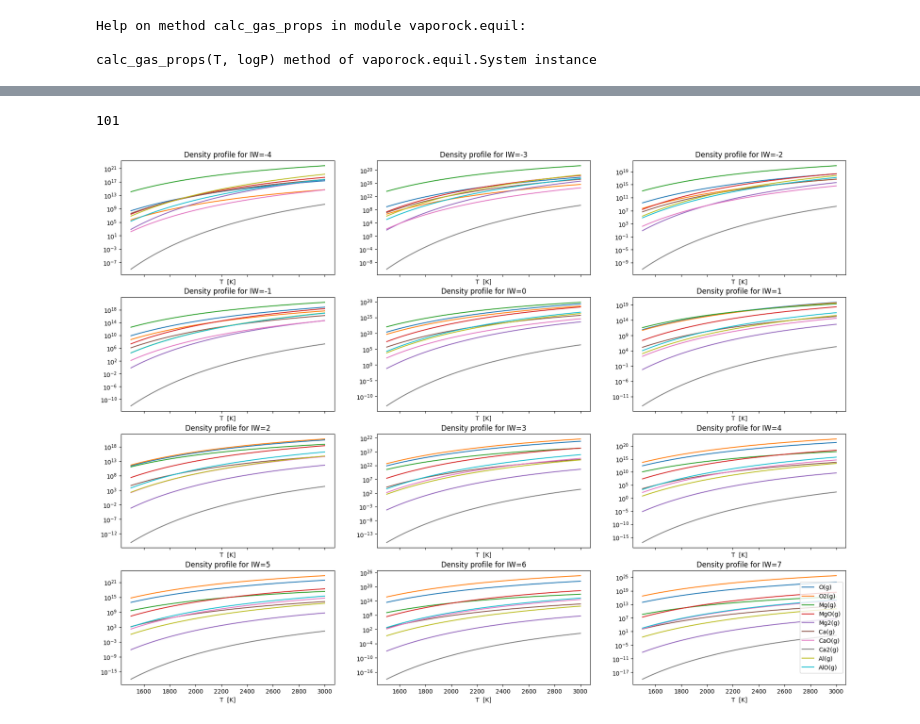
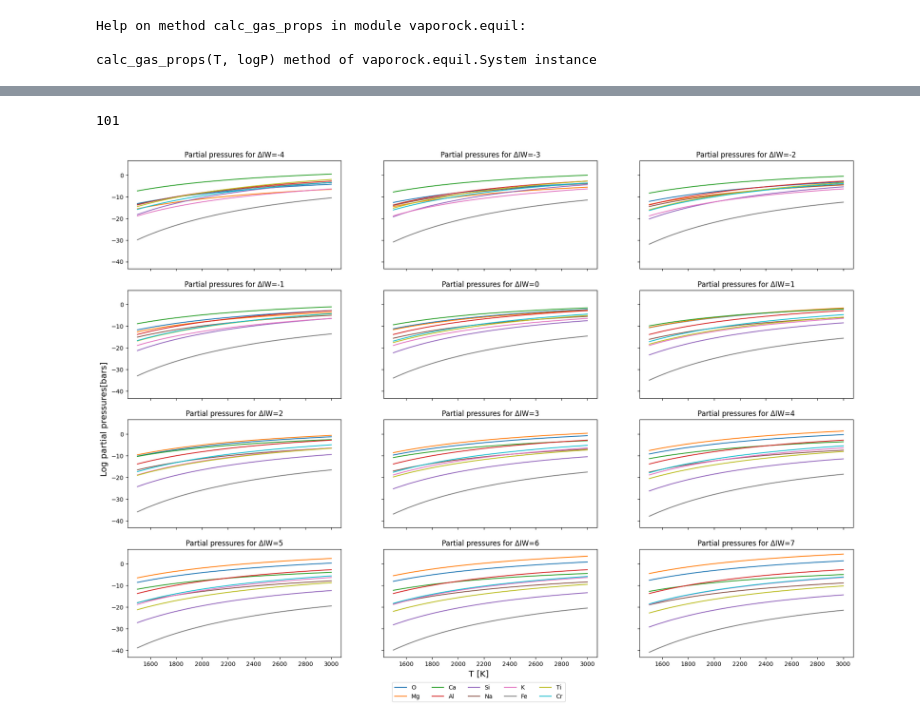
Before and after one commit to Alexmcginty/LavaWorlds, a Jupyter notebook: VapoRock-basic-demo-fo2 tests.ipynb, the cells around one changed output, grey strips where cells are left out. Cells and saved outputs as stored; diff of their text form; code cells hidden in the pictures.

```diff
--- a/VapoRock-basic-demo-fo2 tests.ipynb
+++ b/VapoRock-basic-demo-fo2 tests.ipynb
@@ -141,20 +158,28 @@ P1 = 1e-10 #In bars, intital surface pressure
 buffer = 'IW' # Iron-Wusite buffer
 dlogfO2 = [-4,-3,-2,-1,0,1,2,3,4,5,6,7]
 g=9.81
+LogfO21=np.zeros((len(T),len(dlogfO2)))
+LOGP1 = np.zeros((len(T1),len(dlogfO2),34))
 Ptotal1=np.zeros((len(T1),len(dlogfO2)))
 density1=np.zeros((len(T1),len(dlogfO2),34))
 density_high1=np.zeros((len(T1),len(dlogfO2),20))
 print(Ptotal1.shape,density1.shape)
 mol_elem_frac1=np.zeros((len(T1),len(dlogfO2),10))
 print(mol_elem_frac1.shape)
+print('LOGP1', LOGP1.shape)
 #Ptotal1[5,5]
 AS =[]
 for j in range(len(dlogfO2)):
         logfO21 = vaporock.redox_buffer(T1, buffer=buffer, dlogfO2=dlogfO2[j]) #Oxygen fugacity for given temperature range and Pressure
+        LogfO21[:,j]=logfO21
         #print(i,logfO2)
         logP1, lnk1, lna1 =  system.eval_gas_abundances(T1, logfO21, full_output=True, method='activity')
+        LOGP1a = np.array(logP1)
+        LOGP1aT= np.transpose(LOGP1a)
+        print('LOGP1a =' , LOGP1a.shape)
+        LOGP1[:,j,:] = LOGP1aT
         CD=np.array(system.calc_column_density(logP1, logfO21, g))
-        #print(CD.shape)
+        print(CD.shape)
         CDT=np.transpose(CD)
         density1[:,j,:] = CDT
         AS = (system.get_abundant_species(system.calc_column_density(logP1, logfO21, g), N=20))
@@ -169,7 +194,7 @@ for j in range(len(dlogfO2)):
             #print(mol_elem_frac1)
         Ptotal1[:,j]= np.array(np.sum(10**logP1, axis=0))
         #density1.shape
-
+print('LOGP1a =' , LOGP1a.shape)
 #print(MEFA.shape)
 #print(density1)
 # %% [output]
@@ -421,0 +516,14 @@ plt.savefig('column density profiles.png')
+# %%
+fig , axes = plt.subplots(nrows=1,ncols=1,figsize=(8,6),sharex=True)
+#axes = axes.flatten()
+#cmap=plt.cm,get_cmap('jet',len(dlogfO2))
+colors=['blue','orange','green','red','purple','brown','pink','gray','olive','cyan','lime','black']
+for i in range(len(dlogfO2)):
+    #cbar = plt.colorbar(plt.cm.ScalarMappable(norm=plt.Normalize(0,1),cmap=plt.cm.get_cmap('jet')))
+    axes.semilogy(T1, Ptotal1[:,i], color=colors[i],linestyle='-',label='\u0394IW='+str(dlogfO2[i]))
+    axes.set_xlabel('T  [K]')
+    axes.set_ylabel('Total Pressure   [bars]')
+    axes.set_title('T-P plot for the atomsphere outgassed')
+    axes.legend()
+#plt.colorbar(label='fO2 values')
+print(Ptotal1.shape)
@@ -422,22 +533,24 @@ plt.savefig('column density profiles.png')
 # %%
-
-fig , axes = plt.subplots(nrows=4,ncols=3,figsize=(22,16),sharex=True)
+fig , axes = plt.subplots(nrows=4,ncols=3,figsize=(22,16),sharex=True,sharey=True)
 axes = axes.flatten()
 #cmap=plt.cm,get_cmap('jet',len(dlogfO2))
-elements=['O(g)', 'O2(g)', 'Mg(g)', 'MgO(g)', 'Mg2(g)', 'Ca(g) ', 'CaO(g)', 'Ca2(g)', 'Al(g) ', 'AlO(g)', 'AlO2(g)', 'Al2(g)', 'Al2O(g)', 'Al2O2(g)', 'Si(g) ', 'SiO(g)', 'SiO2(g', 'Si2(g)', 'Si3(g)', 'Na(g) ', 'NaO(g)', 'Na2(g)', 'K(g)  ', 'KO(g) ', 'K2(g) ', 'Fe(g) ', 'FeO(g)', 'TiO(g)', 'Ti(g) ', 'TiO2(g)', 'Cr(g) ', 'CrO(g)', 'CrO2(g)', 'CrO3(g)']
+#elements=['O(g)', 'O2(g)', 'Mg(g)', 'MgO(g)', 'Mg2(g)', 'Ca(g) ', 'CaO(g)', 'Ca2(g)', 'Al(g) ', 'AlO(g)', 'AlO2(g)', 'Al2(g)', 'Al2O(g)', 'Al2O2(g)', 'Si(g) ', 'SiO(g)', 'SiO2(g', 'Si2(g)', 'Si3(g)', 'Na(g) ', 'NaO(g)', 'Na2(g)', 'K(g)  ', 'KO(g) ', 'K2(g) ', 'Fe(g) ', 'FeO(g)', 'TiO(g)', 'Ti(g) ', 'TiO2(g)', 'Cr(g) ', 'CrO(g)', 'CrO2(g)', 'CrO3(g)']
 #cbar = plt.colorbar(plt.cm.ScalarMappable(norm=plt.Normalize(0,1),cmap=plt.cm.get_cmap('jet')))
 print(len(T1))
 for j in range(len(dlogfO2)):
     for i in range(10):
             ax =axes[j]
-            ax.semilogy(T1, density1[:,j,i],label=elements[i])
-            ax.set_xlabel('T  [K]')
-            ax.set_title( "Density profile for IW=" +str(dlogfO2[j]))
+            ax.plot(T1, LOGP1[:,j,i])
+            #ax.set_xlabel('T  [K]')
+            ax.set_title( "Partial pressures for \u0394IW=" +str(dlogfO2[j]))
             #plt.colorbar(label='fO2 values')
             #print(dlogfO2[j])
 #ax.legend(mol_elem_frac.index,loc='center right')
-ax.legend(loc='center right')
-plt.savefig('density profiles.png')
+fig.text(0.5,0.125,'T [K]', va='center', ha='center',fontsize='x-large')
+fig.text(0.1,0.5,'Log partial pressures[bars]', rotation='vertical',va='center', ha='center',fontsize='x-large')
+fig.subplots_adjust(bottom=0.15)
+fig.legend(mol_elem_frac.index,loc='lower center', bbox_to_anchor=(0.5,0.08),ncol=5)
+plt.savefig('Partial pressures with corrected fo2.png')
 # %% [output]
 101
-[figure, old version]
+[figure, new version]
```
Also changed, not shown: parts of 22 cells of this notebook.
